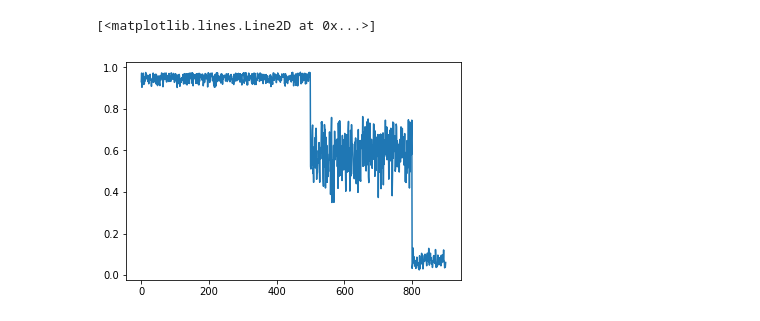
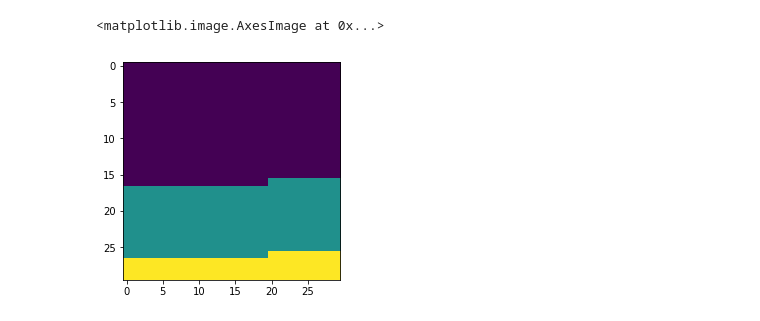
Before and after one commit to PaddySlator/dmipy-bayesian, a Jupyter notebook: mc_smt_simulations.ipynb, the cells around one changed output. Drawn from its saved outputs; the diff is of its cells as text; code cells hidden in the pictures.

```diff
--- a/mc_smt_simulations.ipynb
+++ b/mc_smt_simulations.ipynb
@@ -93,6 +111,11 @@ f_free = 1 - f_stick
 parameters_vector = mc_mod.parameters_to_parameter_vector(BundleModel_1_G2Zeppelin_1_mu=mu,
                                                                 BundleModel_1_G2Zeppelin_1_lambda_par=lambda_par,
                                                                 BundleModel_1_partial_volume_0=f_stick)
+# %%
+plt.imshow(np.reshape(ROImask_gt,(30,30)))
+# %% [output]
+<matplotlib.image.AxesImage at 0x...>
+[figure, added]
 # %%
 #get the saved hcp scheme
 from dmipy.data import saved_acquisition_schemes
@@ -119,8 +145,3 @@ import dipy.reconst.dti as dti
 tenmodel = dti.TensorModel(gtab)
 
 tenfit = tenmodel.fit(signals)
-# %%
-plt.plot(tenfit.fa)
-# %% [output]
-[<matplotlib.lines.Line2D at 0x...>]
-[figure, removed]
```
Also changed, not shown: parts of 25 cells of this notebook.
